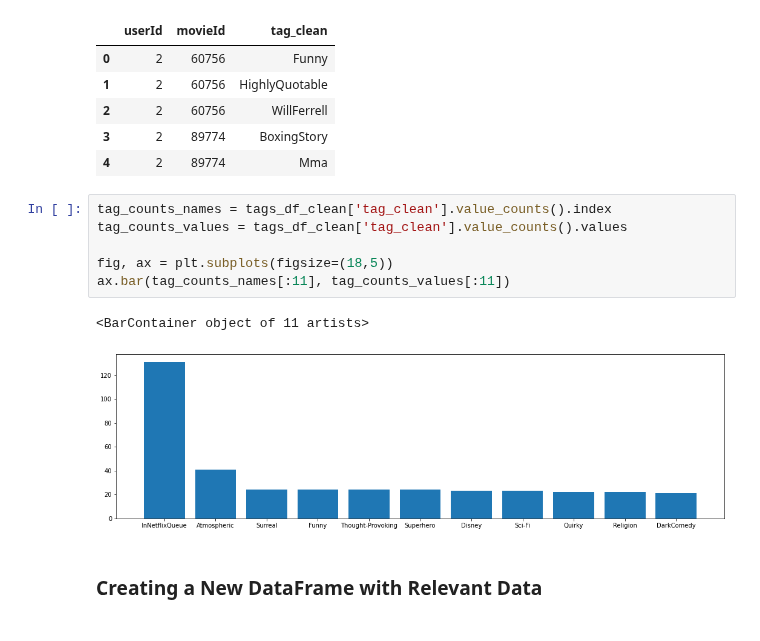
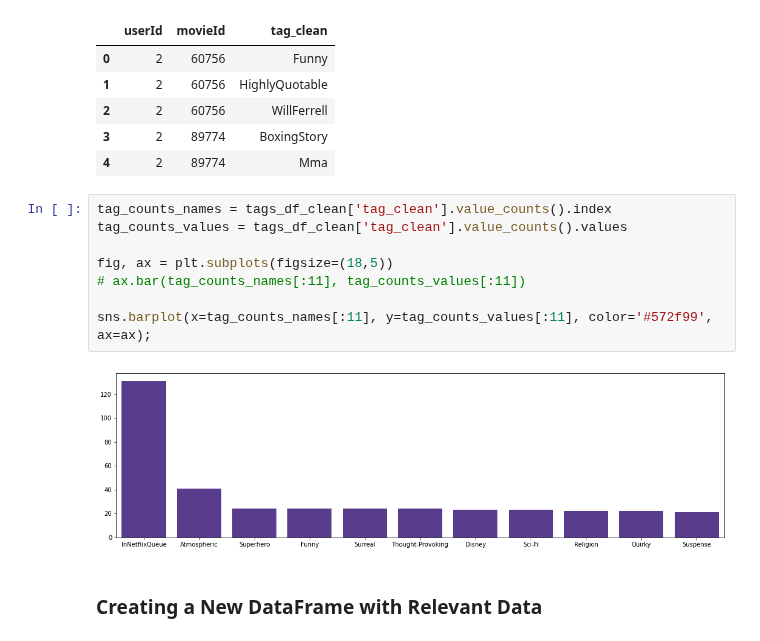
Before and after one commit to JasmineHuang25/rec-systems-project, a Jupyter notebook: clean.ipynb, the cells around one changed output. Saved outputs shown, nothing was run; the diff lists cells and outputs as text.

```diff
--- a/clean.ipynb
+++ b/clean.ipynb
@@ -290,12 +291,13 @@ tags_df_clean.head()
 # %%
 tag_counts_names = tags_df_clean['tag_clean'].value_counts().index
 tag_counts_values = tags_df_clean['tag_clean'].value_counts().values
 
 fig, ax = plt.subplots(figsize=(18,5))
-ax.bar(tag_counts_names[:11], tag_counts_values[:11])
+# ax.bar(tag_counts_names[:11], tag_counts_values[:11])
+
+sns.barplot(x=tag_counts_names[:11], y=tag_counts_values[:11], color='#572f99', ax=ax);
 # %% [output]
-<BarContainer object of 11 artists>
-[figure, old version]
+[figure, new version]
 # %% [markdown]
 ### Creating a New DataFrame with Relevant Data
 # %%
```
Also changed, not shown: parts of 4 cells of this notebook, 2 other files.
